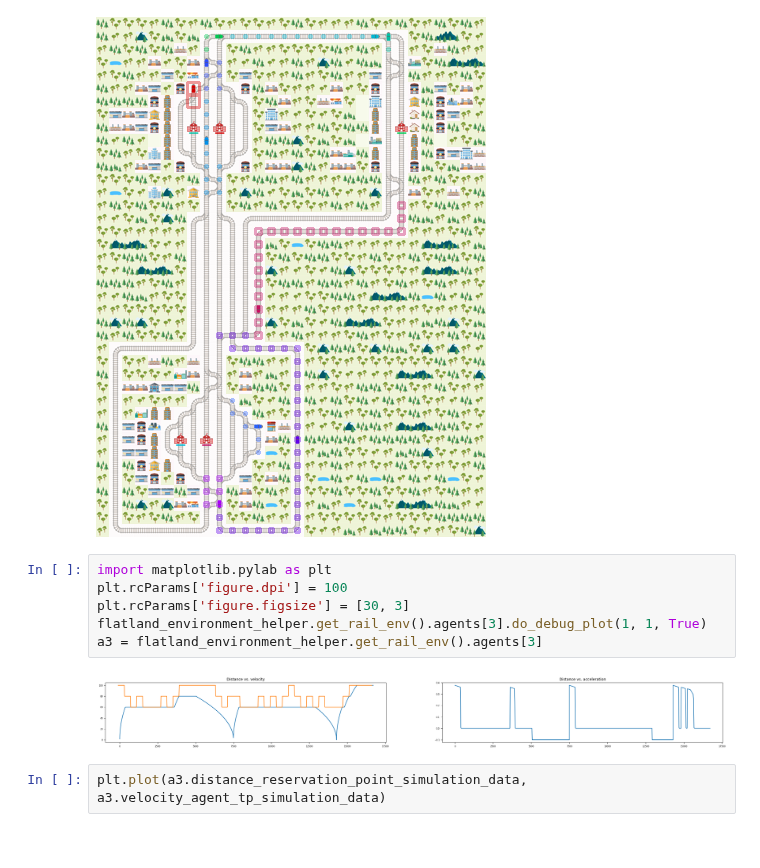
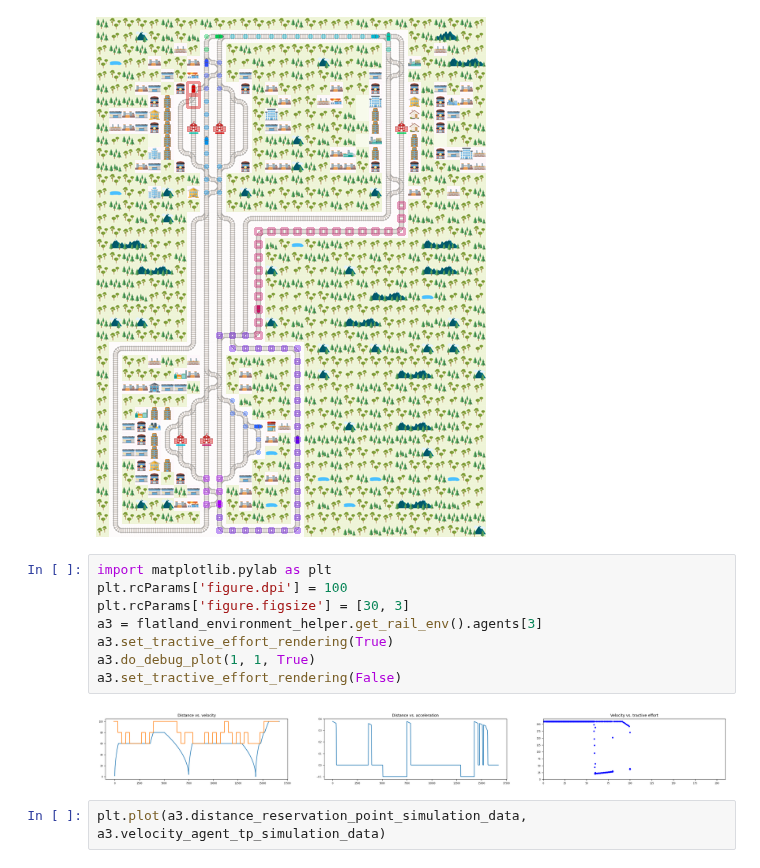
Before and after one commit to aiAdrian/flatland_railway_extension, a Jupyter notebook: Flatland_Dynamics.ipynb, the cells around one changed output. Saved outputs shown, nothing was run; the diff lists cells and outputs as text.

```diff
--- a/Flatland_Dynamics.ipynb
+++ b/Flatland_Dynamics.ipynb
@@ -137,11 +137,13 @@ run_simulation(flatland_environment_helper, railroad_switch_cluster, railroad_sw
 # %%
 import matplotlib.pylab as plt
 plt.rcParams['figure.dpi'] = 100
 plt.rcParams['figure.figsize'] = [30, 3]
-flatland_environment_helper.get_rail_env().agents[3].do_debug_plot(1, 1, True)
 a3 = flatland_environment_helper.get_rail_env().agents[3]
+a3.set_tractive_effort_rendering(True)
+a3.do_debug_plot(1, 1, True)
+a3.set_tractive_effort_rendering(False)
 # %% [output]
-[figure, old version]
+[figure, new version]
 # %%
 plt.plot(a3.distance_reservation_point_simulation_data, a3.velocity_agent_tp_simulation_data)
 # %% [output]
```
Also changed, not shown: parts of 2 cells of this notebook.
